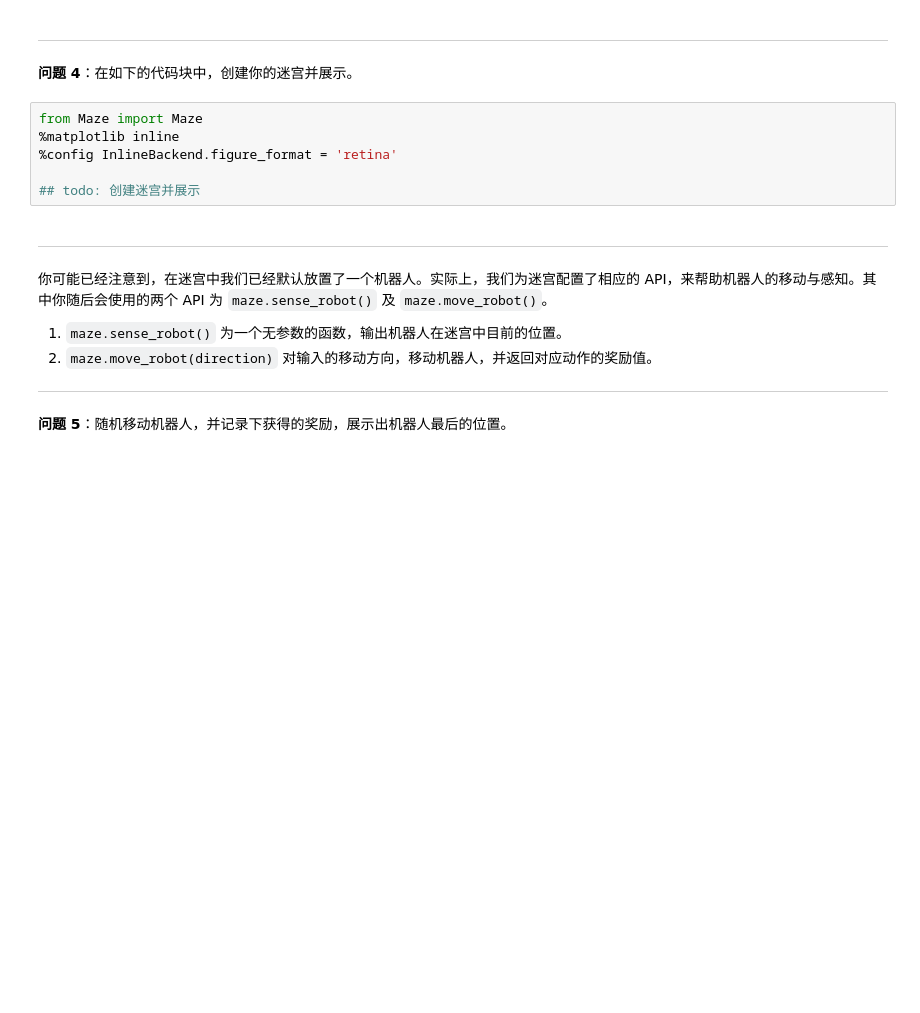
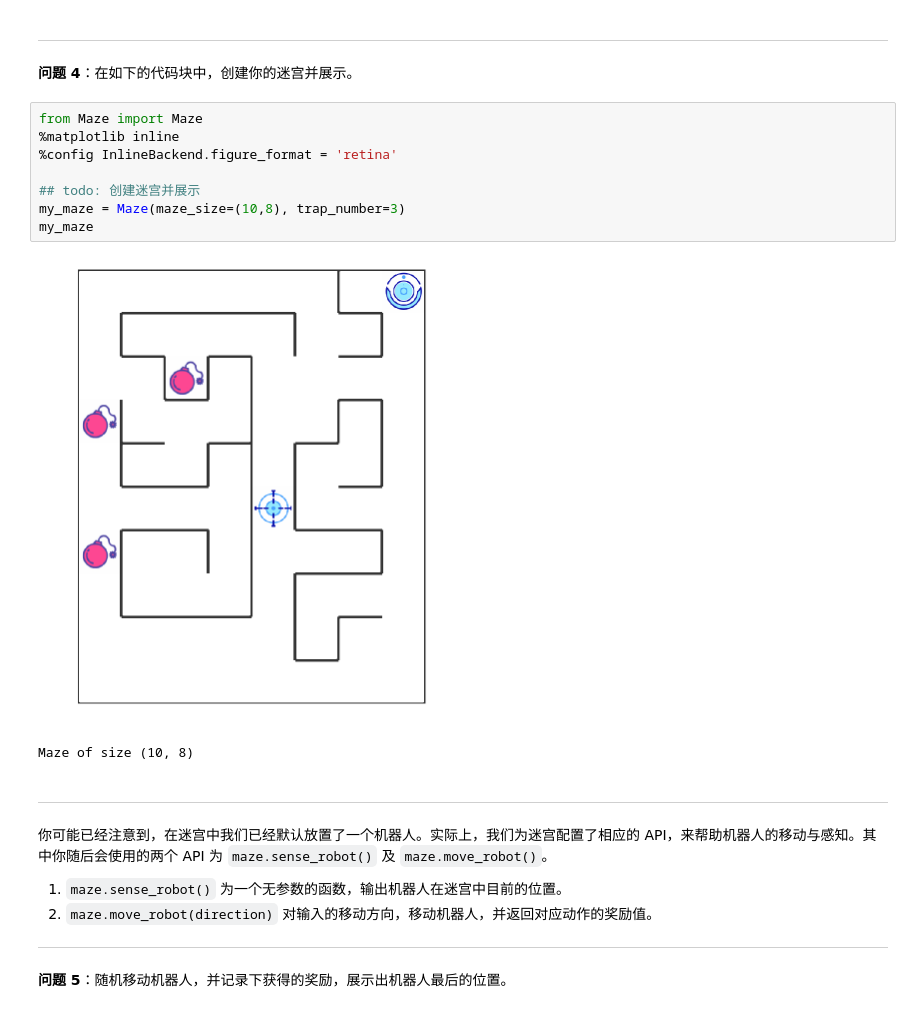
Before and after one commit to StartLightTheft/MLND_P5, a Jupyter notebook: robot_maze.ipynb, the cells around one changed output. Saved outputs shown, nothing was run; the diff lists cells and outputs as text; blank space fills up the shorter version.

```diff
--- a/robot_maze.ipynb
+++ b/robot_maze.ipynb
@@ -151,9 +152,14 @@ def choose_action(epsilon):
 # %%
 from Maze import Maze
 %matplotlib inline
 %config InlineBackend.figure_format = 'retina'
 
 ## todo: 创建迷宫并展示
+my_maze = Maze(maze_size=(10,8), trap_number=3)
+my_maze
+# %% [output]
+[figure, added]
+Maze of size (10, 8)
 # %% [markdown]
 ---
 
```
Also changed, not shown: parts of 2 cells of this notebook, 1 other file.
